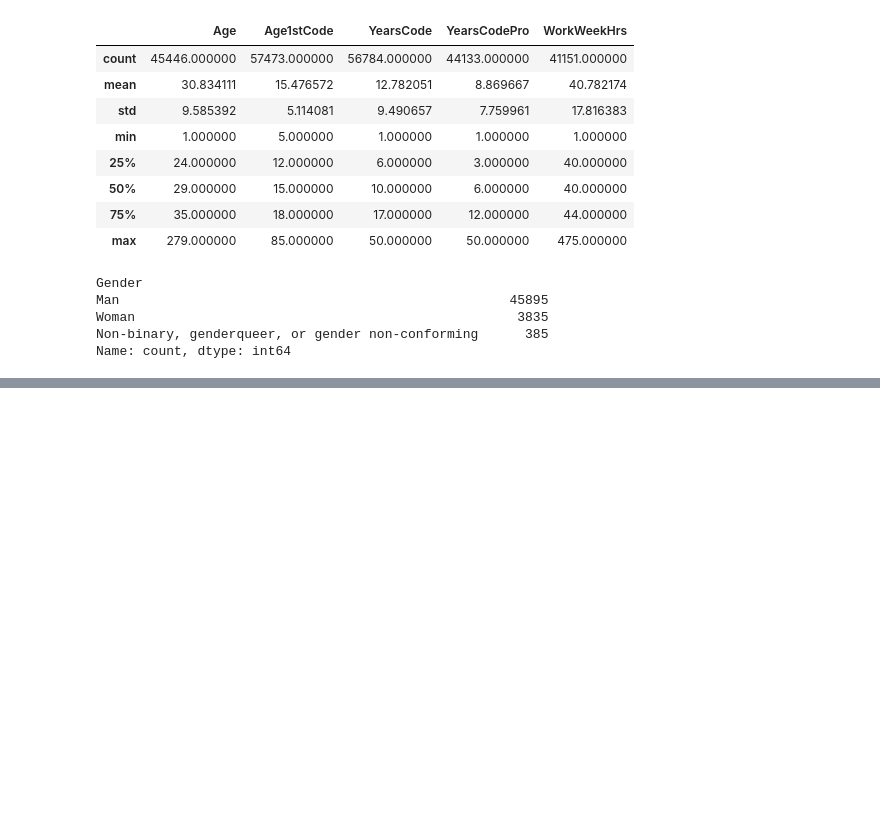
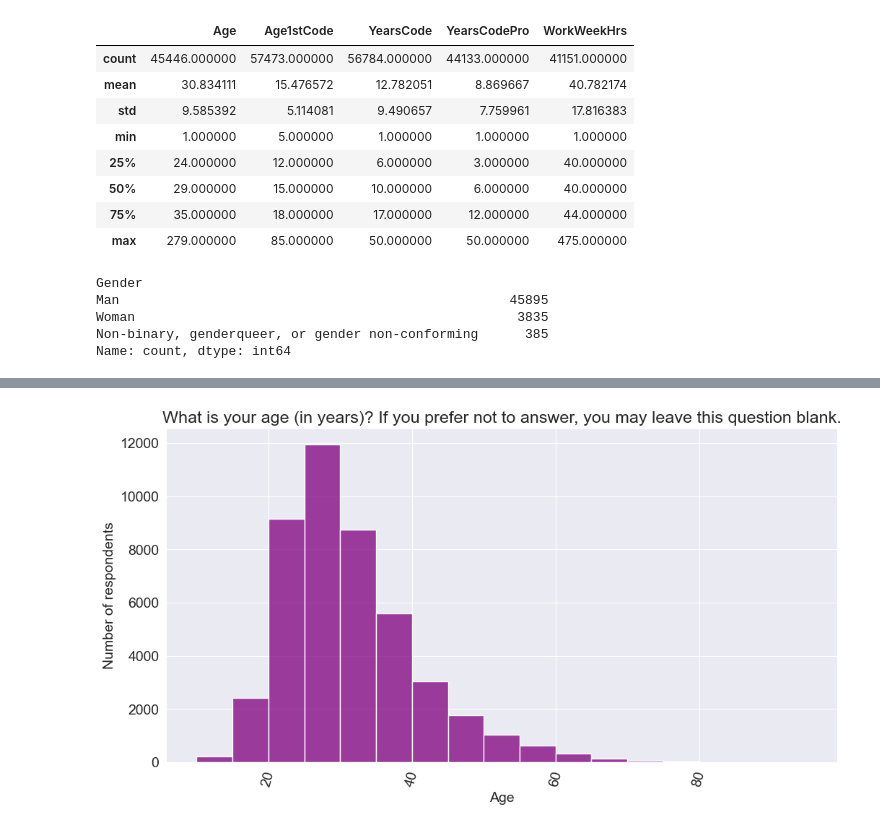
Before and after one commit to felipeyounan/stack-overflow-developer-survey-2020, a Jupyter notebook: main.ipynb, the cells around one changed output, grey strips where cells are left out. Drawn from its saved outputs; the diff is of its cells as text; code cells hidden in the pictures; blank space fills up the shorter version.

```diff
--- a/main.ipynb
+++ b/main.ipynb
@@ -159,0 +209,12 @@ data['WorkWeekHrs'] = data['WorkWeekHrs'].astype(int)
+# %%
+plt.figure(figsize=(12,6))
+plt.xticks(rotation=75)
+plt.title(schema_df.Age)
+plt.xlabel('Age')
+plt.ylabel('Number of respondents')
+sns.histplot(data.Age, bins=np.arange(10,100,5), color='purple')
+
+
+plt.show()
+# %% [output]
+[figure, added]
```
Also changed, not shown: parts of 12 cells of this notebook.
